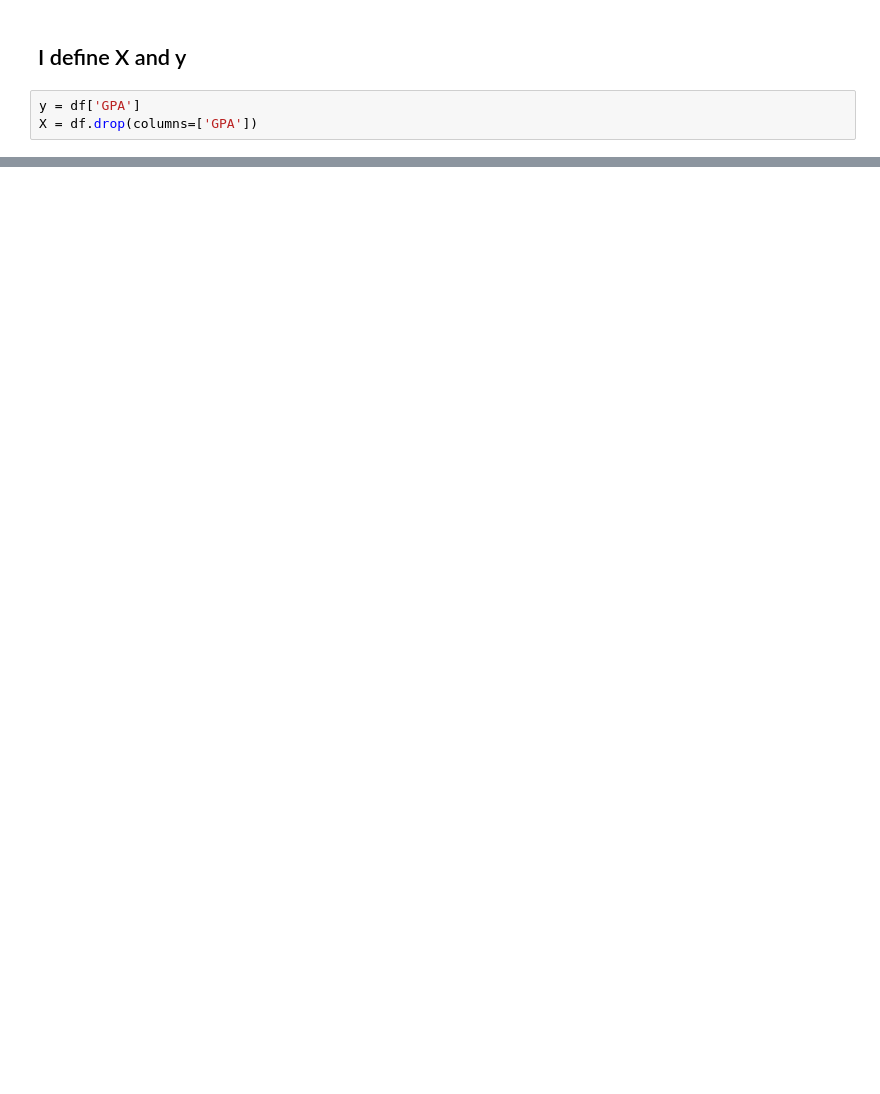
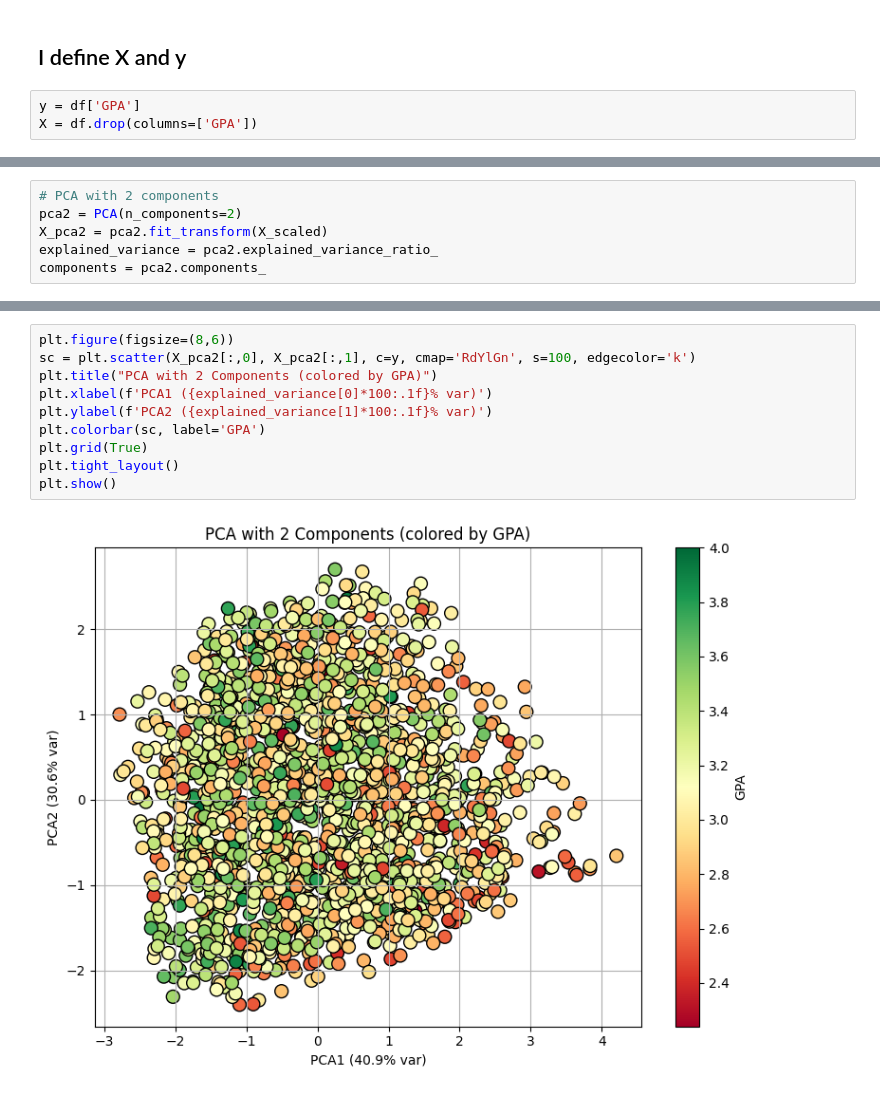
Before and after one commit to lucy-buhayenko/LFC, a Jupyter notebook: csci-250/PCA_Lucy.ipynb, the cells around one changed output, grey strips where cells are left out. Saved outputs shown, nothing was run; the diff lists cells and outputs as text; blank space fills up the shorter version.

```diff
--- a/csci-250/PCA_Lucy.ipynb
+++ b/csci-250/PCA_Lucy.ipynb
@@ -69,0 +98,6 @@ X = df.drop(columns=['GPA'])
+# %%
+# PCA with 2 components
+pca2 = PCA(n_components=2)
+X_pca2 = pca2.fit_transform(X_scaled)
+explained_variance = pca2.explained_variance_ratio_
+components = pca2.components_
@@ -69,0 +107,12 @@ X = df.drop(columns=['GPA'])
+# %%
+plt.figure(figsize=(8,6))
+sc = plt.scatter(X_pca2[:,0], X_pca2[:,1], c=y, cmap='RdYlGn', s=100, edgecolor='k')
+plt.title("PCA with 2 Components (colored by GPA)")
+plt.xlabel(f'PCA1 ({explained_variance[0]*100:.1f}% var)')
+plt.ylabel(f'PCA2 ({explained_variance[1]*100:.1f}% var)')
+plt.colorbar(sc, label='GPA')
+plt.grid(True)
+plt.tight_layout()
+plt.show()
+# %% [output]
+[figure, added]
```
Also changed, not shown: parts of 19 cells of this notebook.
